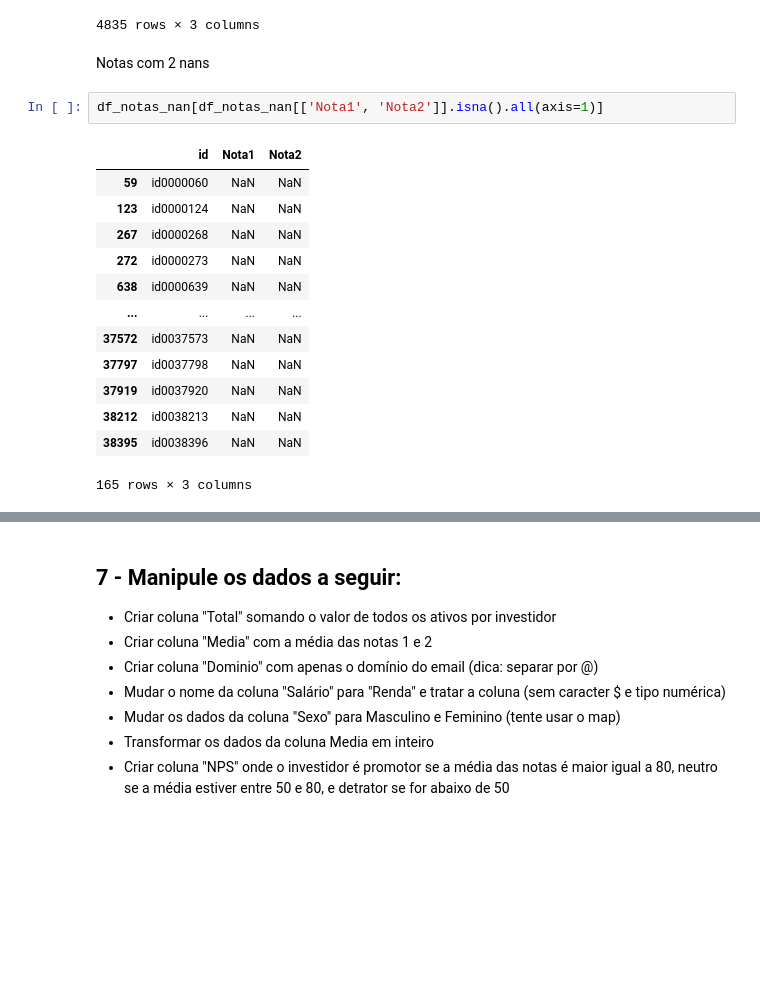
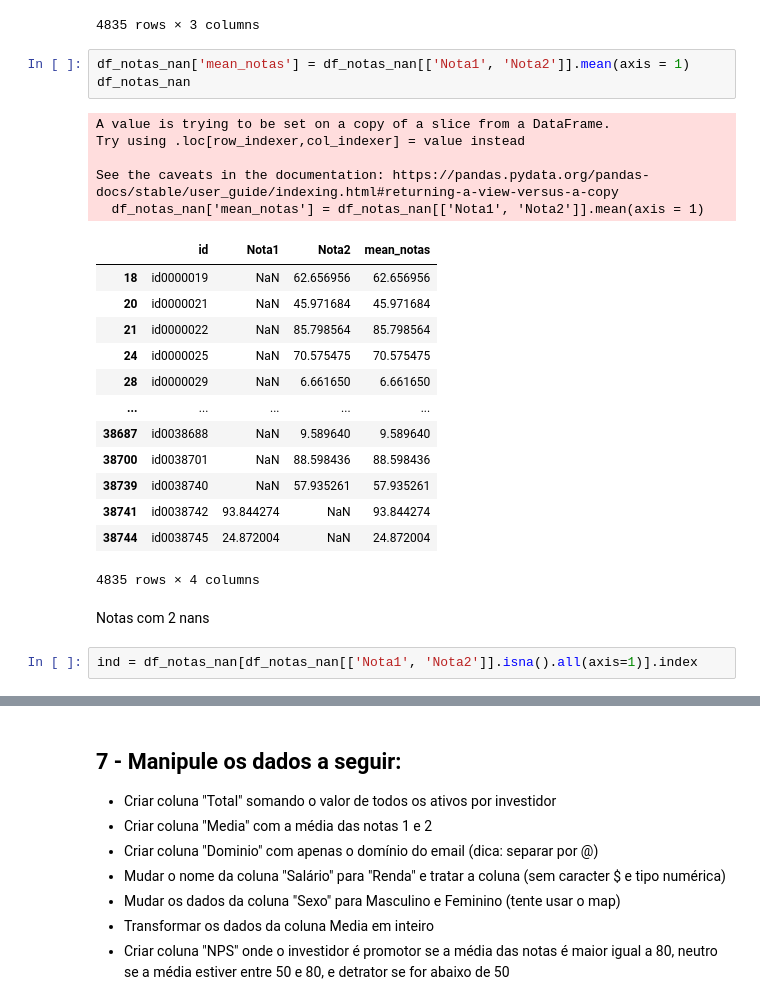
Before and after one commit to lvoltolini/970-lm-mod-III, a Jupyter notebook: Projeto Final/Proj_1_pandas_notebook.ipynb, the cells around one changed output, grey strips where cells are left out. Cells and saved outputs as stored; diff of their text form; blank space fills up the shorter version.

```diff
--- a/Projeto Final/Proj_1_pandas_notebook.ipynb
+++ b/Projeto Final/Proj_1_pandas_notebook.ipynb
@@ -359,21 +380,29 @@ df_notas_nan
 | 38741 | id0038742 | 93.844274 | NaN |
 | 38744 | id0038745 | 24.872004 | NaN |
 4835 rows × 3 columns
+# %%
+df_notas_nan['mean_notas'] = df_notas_nan[['Nota1', 'Nota2']].mean(axis = 1)
+df_notas_nan
+# %% [output]
+A value is trying to be set on a copy of a slice from a DataFrame.
+Try using .loc[row_indexer,col_indexer] = value instead
+
+See the caveats in the documentation: https://pandas.pydata.org/pandas-docs/stable/user_guide/indexing.html#returning-a-view-versus-a-copy
+  df_notas_nan['mean_notas'] = df_notas_nan[['Nota1', 'Nota2']].mean(axis = 1)
+|  | id | Nota1 | Nota2 | mean_notas |
+| 18 | id0000019 | NaN | 62.656956 | 62.656956 |
+| 20 | id0000021 | NaN | 45.971684 | 45.971684 |
+| 21 | id0000022 | NaN | 85.798564 | 85.798564 |
+| 24 | id0000025 | NaN | 70.575475 | 70.575475 |
+| 28 | id0000029 | NaN | 6.661650 | 6.661650 |
+| ... | ... | ... | ... | ... |
+| 38687 | id0038688 | NaN | 9.589640 | 9.589640 |
+| 38700 | id0038701 | NaN | 88.598436 | 88.598436 |
+| 38739 | id0038740 | NaN | 57.935261 | 57.935261 |
+| 38741 | id0038742 | 93.844274 | NaN | 93.844274 |
+| 38744 | id0038745 | 24.872004 | NaN | 24.872004 |
+4835 rows × 4 columns
 # %% [markdown]
 Notas com 2 nans
 # %%
-df_notas_nan[df_notas_nan[['Nota1', 'Nota2']].isna().all(axis=1)]
+ind = df_notas_nan[df_notas_nan[['Nota1', 'Nota2']].isna().all(axis=1)].index
-# %% [output]
-|  | id | Nota1 | Nota2 |
-| 59 | id0000060 | NaN | NaN |
-| 123 | id0000124 | NaN | NaN |
-| 267 | id0000268 | NaN | NaN |
-| 272 | id0000273 | NaN | NaN |
-| 638 | id0000639 | NaN | NaN |
-| ... | ... | ... | ... |
-| 37572 | id0037573 | NaN | NaN |
-| 37797 | id0037798 | NaN | NaN |
-| 37919 | id0037920 | NaN | NaN |
-| 38212 | id0038213 | NaN | NaN |
-| 38395 | id0038396 | NaN | NaN |
-165 rows × 3 columns
```
Also changed, not shown: parts of 12 cells of this notebook.
